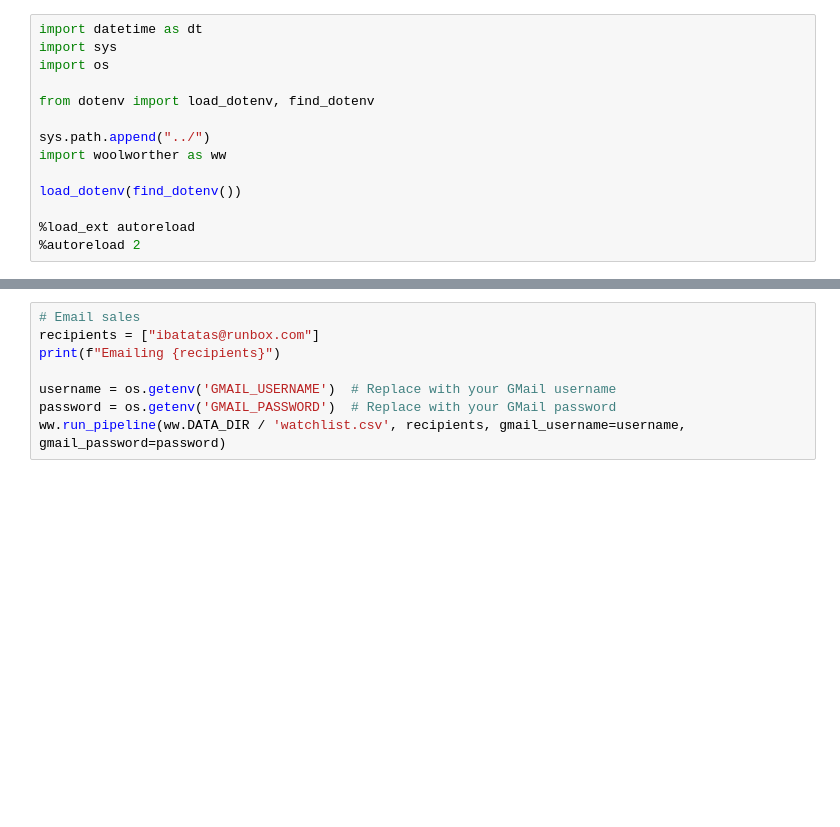
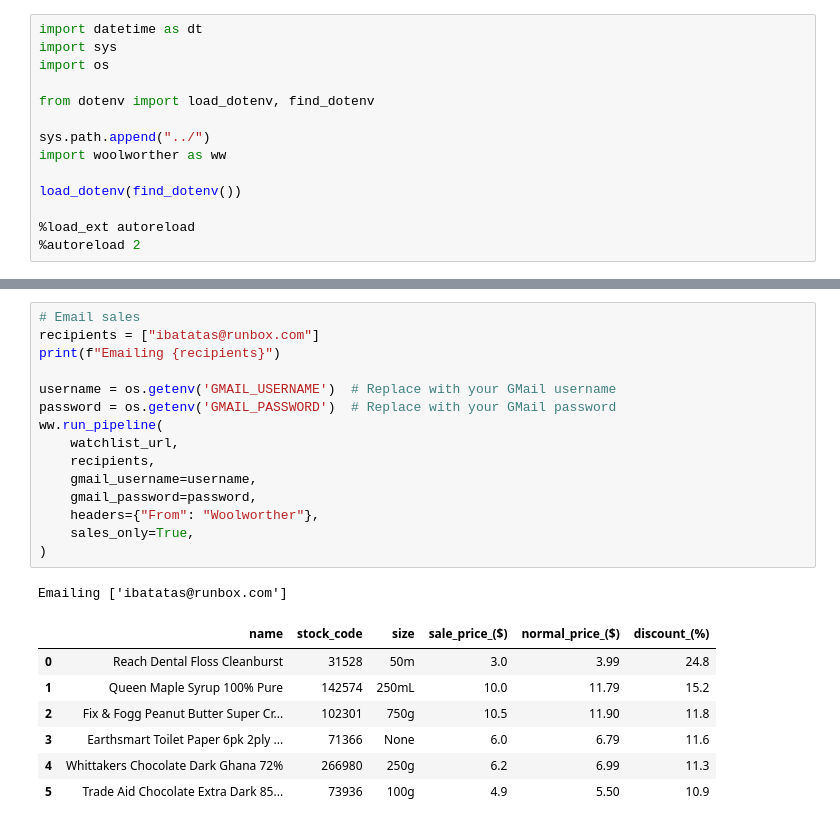
Before and after one commit to araichev/woolworther, a Jupyter notebook: notebooks/examples.ipynb, the cells around one changed output, grey strips where cells are left out. Cells and saved outputs as stored; diff of their text form; blank space fills up the shorter version.

Commit message:
- Updated API URL. - Updated dependencies. - Added optional headers to emails.

```diff
--- a/notebooks/examples.ipynb
+++ b/notebooks/examples.ipynb
@@ -42,8 +118,24 @@ ww.run_pipeline(ww.DATA_DIR / 'watchlist.csv')
 # %%
 # Email sales
 recipients = ["ibatatas@runbox.com"]
 print(f"Emailing {recipients}")
 
 username = os.getenv('GMAIL_USERNAME')  # Replace with your GMail username
 password = os.getenv('GMAIL_PASSWORD')  # Replace with your GMail password
-ww.run_pipeline(ww.DATA_DIR / 'watchlist.csv', recipients, gmail_username=username, gmail_password=password)
+ww.run_pipeline(
+    watchlist_url,
+    recipients,
+    gmail_username=username,
+    gmail_password=password,
+    headers={"From": "Woolworther"},
+    sales_only=True,
+)
+# %% [output]
+Emailing ['ibatatas@runbox.com']
+|  | name | stock_code | size | sale_price_($) | normal_price_($) | discount_(%) |
+| 0 | Reach Dental Floss Cleanburst | 31528 | 50m | 3.0 | 3.99 | 24.8 |
+| 1 | Queen Maple Syrup 100% Pure | 142574 | 250mL | 10.0 | 11.79 | 15.2 |
+| 2 | Fix & Fogg Peanut Butter Super Cr... | 102301 | 750g | 10.5 | 11.90 | 11.8 |
+| 3 | Earthsmart Toilet Paper 6pk 2ply ... | 71366 | None | 6.0 | 6.79 | 11.6 |
+| 4 | Whittakers Chocolate Dark Ghana 72% | 266980 | 250g | 6.2 | 6.99 | 11.3 |
+| 5 | Trade Aid Chocolate Extra Dark 85... | 73936 | 100g | 4.9 | 5.50 | 10.9 |
```
Also changed, not shown: parts of 5 cells of this notebook, 7 other files.
